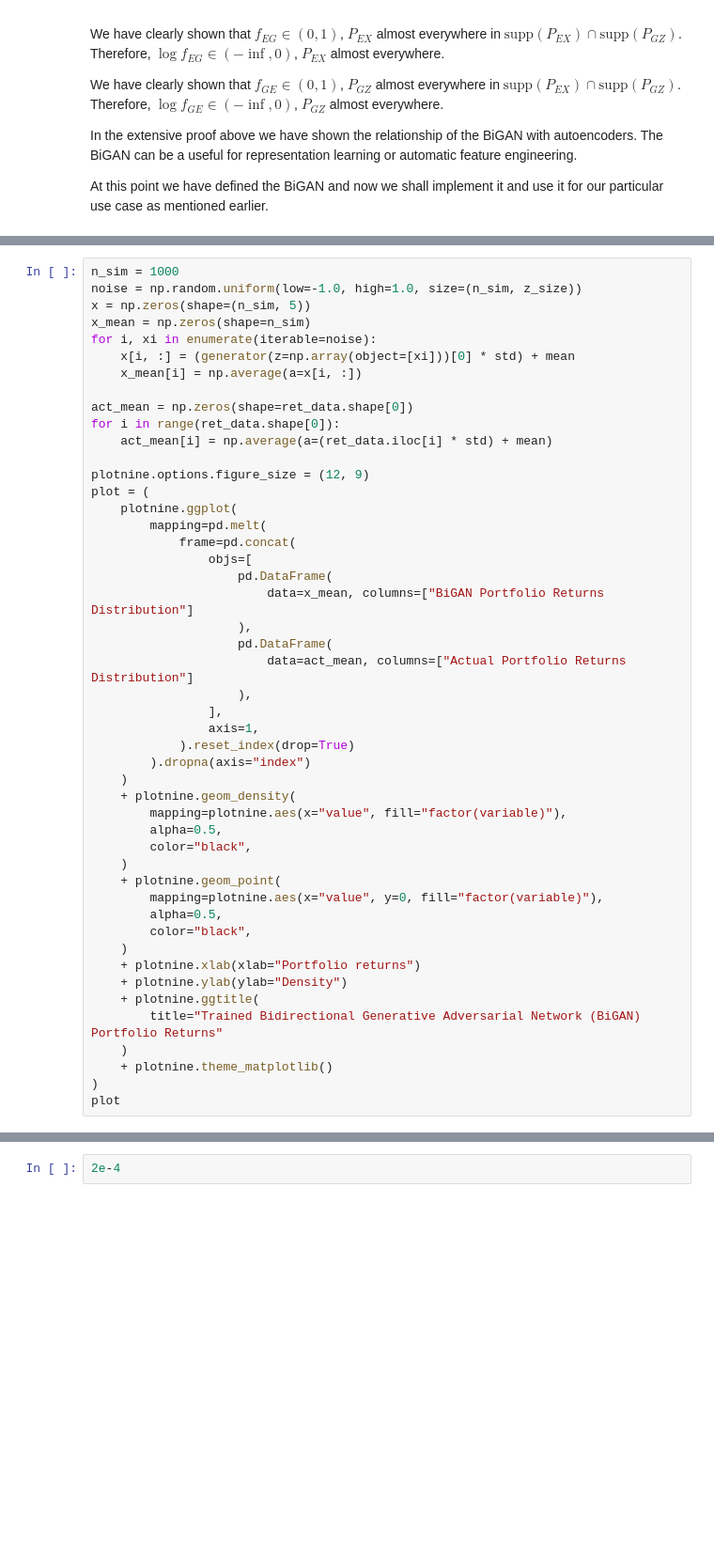
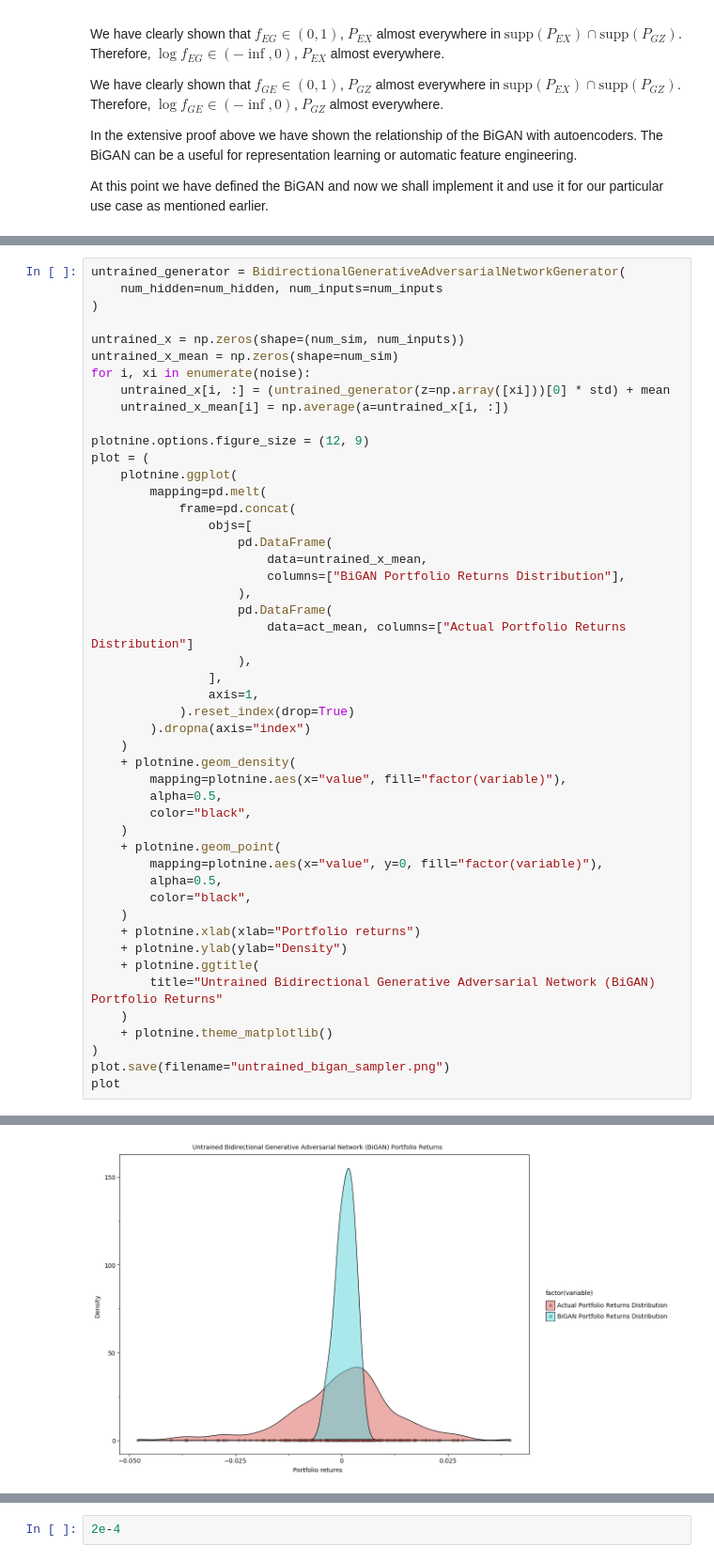
Before and after one commit to hamaadshah/market_risk_gan_tensorflow, a Jupyter notebook: Python/market_risk.ipynb, the cells around one changed output, grey strips where cells are left out. Shown at 94% size. Saved outputs shown, nothing was run; the diff lists cells and outputs as text; blank space fills up the shorter version.

```diff
--- a/Python/market_risk.ipynb
+++ b/Python/market_risk.ipynb
@@ -736,15 +843,13 @@ for epoch in range(num_epochs):
 # %%
-n_sim = 1000
-noise = np.random.uniform(low=-1.0, high=1.0, size=(n_sim, z_size))
-x = np.zeros(shape=(n_sim, 5))
-x_mean = np.zeros(shape=n_sim)
-for i, xi in enumerate(iterable=noise):
-    x[i, :] = (generator(z=np.array(object=[xi]))[0] * std) + mean
-    x_mean[i] = np.average(a=x[i, :])
+untrained_generator = BidirectionalGenerativeAdversarialNetworkGenerator(
+    num_hidden=num_hidden, num_inputs=num_inputs
+)
 
-act_mean = np.zeros(shape=ret_data.shape[0])
-for i in range(ret_data.shape[0]):
-    act_mean[i] = np.average(a=(ret_data.iloc[i] * std) + mean)
+untrained_x = np.zeros(shape=(num_sim, num_inputs))
+untrained_x_mean = np.zeros(shape=num_sim)
+for i, xi in enumerate(noise):
+    untrained_x[i, :] = (untrained_generator(z=np.array([xi]))[0] * std) + mean
+    untrained_x_mean[i] = np.average(a=untrained_x[i, :])
 
 plotnine.options.figure_size = (12, 9)
 plot = (
@@ -753,7 +858,8 @@ plot = (
             frame=pd.concat(
                 objs=[
                     pd.DataFrame(
-                        data=x_mean, columns=["BiGAN Portfolio Returns Distribution"]
+                        data=untrained_x_mean,
+                        columns=["BiGAN Portfolio Returns Distribution"],
                     ),
                     pd.DataFrame(
                         data=act_mean, columns=["Actual Portfolio Returns Distribution"]
@@ -776,8 +882,10 @@ plot = (
     + plotnine.xlab(xlab="Portfolio returns")
     + plotnine.ylab(ylab="Density")
     + plotnine.ggtitle(
-        title="Trained Bidirectional Generative Adversarial Network (BiGAN) Portfolio Returns"
+        title="Untrained Bidirectional Generative Adversarial Network (BiGAN) Portfolio Returns"
     )
     + plotnine.theme_matplotlib()
 )
+plot.save(filename="untrained_bigan_sampler.png")
 plot
+# %% [output]
@@ -783,0 +894 @@ plot
+[figure, added]
```
Also changed, not shown: parts of 6 cells of this notebook, 2 other files.
